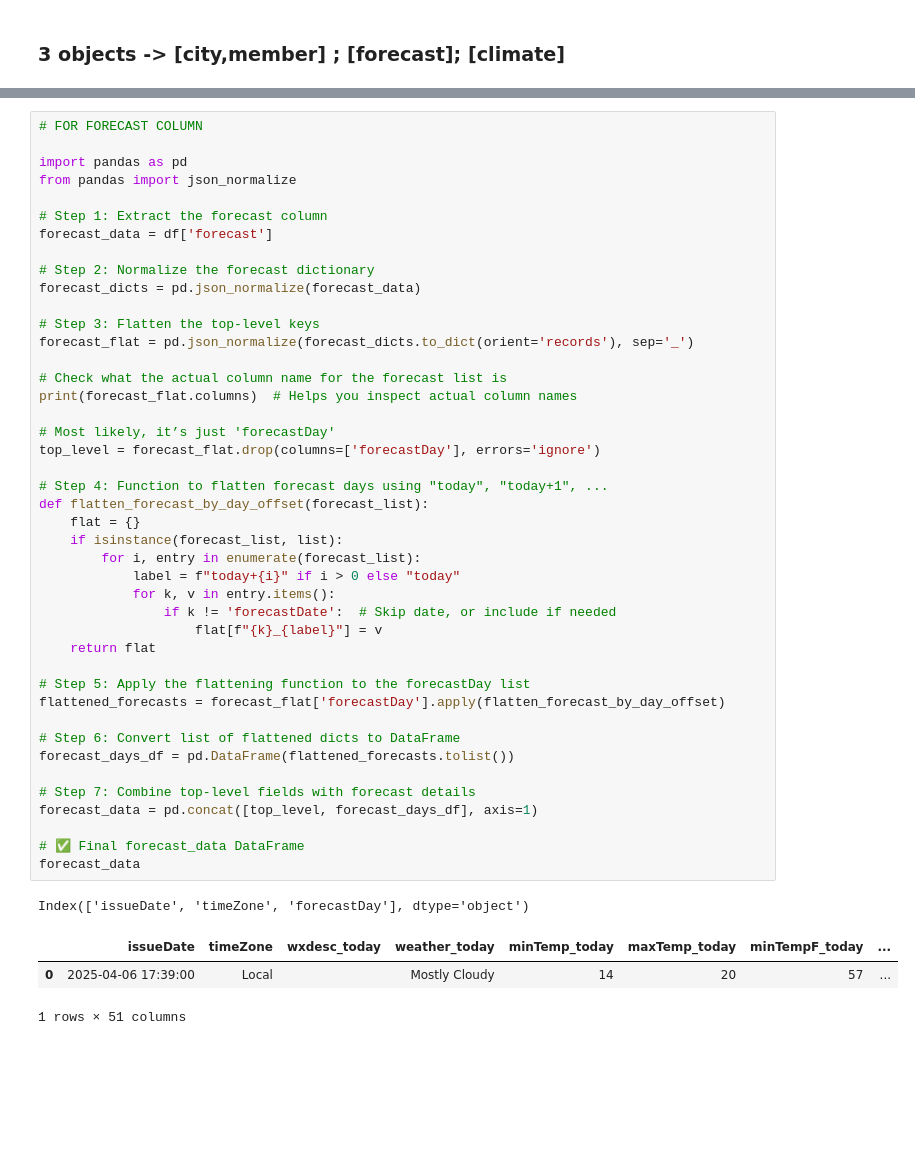
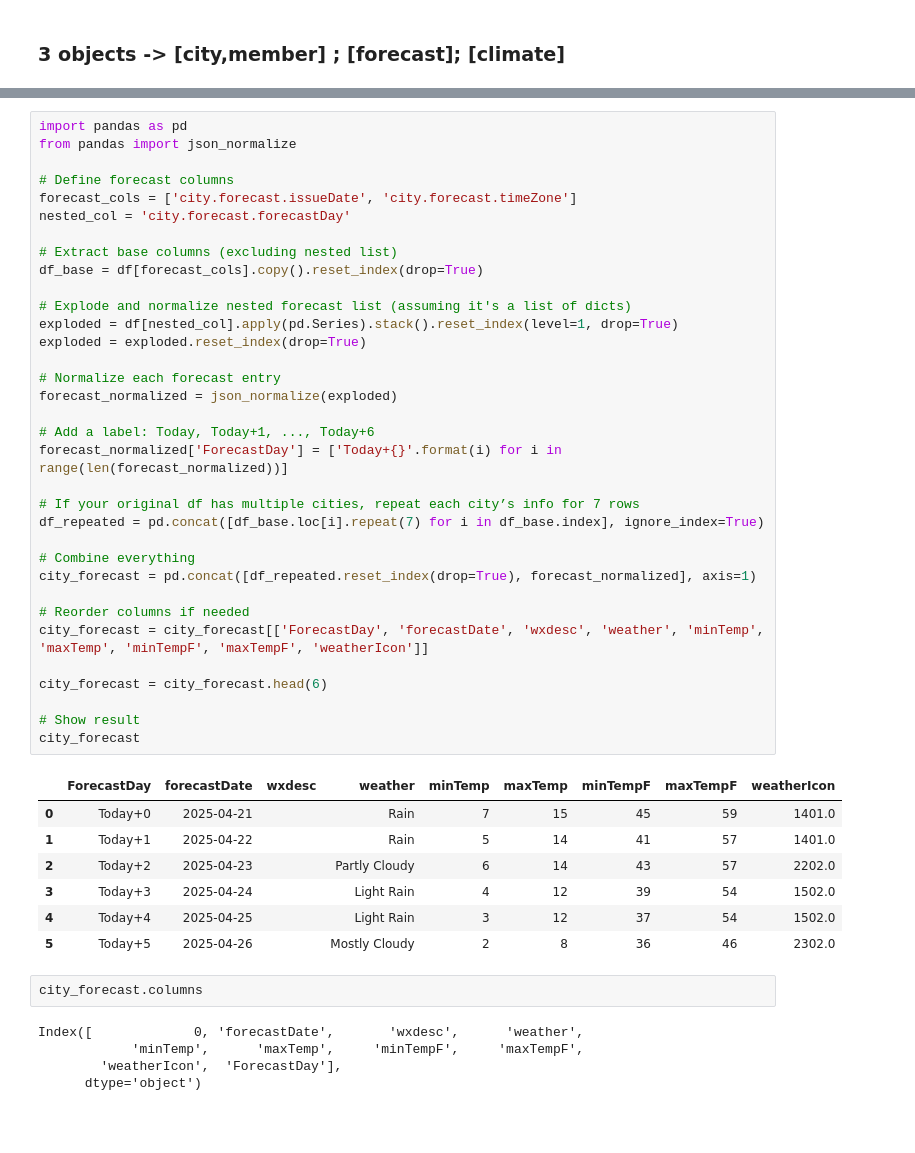
Before and after one commit to kalash30strateena/AI-Humanitaran, a Jupyter notebook: Climate Indicators/WMO, OMM & WWIS-WMO/data_fetching_and_working.ipynb, the cells around one changed output, grey strips where cells are left out. Drawn from its saved outputs; the diff is of its cells as text; blank space fills up the shorter version.

```diff
--- a/Climate Indicators/WMO, OMM & WWIS-WMO/data_fetching_and_working.ipynb
+++ b/Climate Indicators/WMO, OMM & WWIS-WMO/data_fetching_and_working.ipynb
@@ -160,51 +153,52 @@ climate_df
 # %%
-# FOR FORECAST COLUMN
-
 import pandas as pd
 from pandas import json_normalize
 
-# Step 1: Extract the forecast column
-forecast_data = df['forecast']
+# Define forecast columns
+forecast_cols = ['city.forecast.issueDate', 'city.forecast.timeZone']
+nested_col = 'city.forecast.forecastDay'
 
-# Step 2: Normalize the forecast dictionary
-forecast_dicts = pd.json_normalize(forecast_data)
+# Extract base columns (excluding nested list)
+df_base = df[forecast_cols].copy().reset_index(drop=True)
 
-# Step 3: Flatten the top-level keys
-forecast_flat = pd.json_normalize(forecast_dicts.to_dict(orient='records'), sep='_')
+# Explode and normalize nested forecast list (assuming it's a list of dicts)
+exploded = df[nested_col].apply(pd.Series).stack().reset_index(level=1, drop=True)
+exploded = exploded.reset_index(drop=True)
 
-# Check what the actual column name for the forecast list is
-print(forecast_flat.columns)  # Helps you inspect actual column names
+# Normalize each forecast entry
+forecast_normalized = json_normalize(exploded)
 
-# Most likely, it’s just 'forecastDay'
-top_level = forecast_flat.drop(columns=['forecastDay'], errors='ignore')
+# Add a label: Today, Today+1, ..., Today+6
+forecast_normalized['ForecastDay'] = ['Today+{}'.format(i) for i in range(len(forecast_normalized))]
 
-# Step 4: Function to flatten forecast days using "today", "today+1", ...
-def flatten_forecast_by_day_offset(forecast_list):
-    flat = {}
-    if isinstance(forecast_list, list):
-        for i, entry in enumerate(forecast_list):
-            label = f"today+{i}" if i > 0 else "today"
-            for k, v in entry.items():
-                if k != 'forecastDate':  # Skip date, or include if needed
-                    flat[f"{k}_{label}"] = v
-    return flat
+# If your original df has multiple cities, repeat each city’s info for 7 rows
+df_repeated = pd.concat([df_base.loc[i].repeat(7) for i in df_base.index], ignore_index=True)
 
-# Step 5: Apply the flattening function to the forecastDay list
-flattened_forecasts = forecast_flat['forecastDay'].apply(flatten_forecast_by_day_offset)
+# Combine everything
+city_forecast = pd.concat([df_repeated.reset_index(drop=True), forecast_normalized], axis=1)
 
-# Step 6: Convert list of flattened dicts to DataFrame
-forecast_days_df = pd.DataFrame(flattened_forecasts.tolist())
+# Reorder columns if needed
+city_forecast = city_forecast[['ForecastDay', 'forecastDate', 'wxdesc', 'weather', 'minTemp', 'maxTemp', 'minTempF', 'maxTempF', 'weatherIcon']]
 
-# Step 7: Combine top-level fields with forecast details
-forecast_data = pd.concat([top_level, forecast_days_df], axis=1)
+city_forecast = city_forecast.head(6)
 
-# ✅ Final forecast_data DataFrame
-forecast_data
+# Show result
+city_forecast
 # %% [output]
-Index(['issueDate', 'timeZone', 'forecastDay'], dtype='object')
-|  | issueDate | timeZone | wxdesc_today | weather_today | minTemp_today | maxTemp_today | minTempF_today | ... |
-| 0 | 2025-04-06 17:39:00 | Local |  | Mostly Cloudy | 14 | 20 | 57 | ... |
+|  | ForecastDay | forecastDate | wxdesc | weather | minTemp | maxTemp | minTempF | maxTempF | weatherIcon |
+| 0 | Today+0 | 2025-04-21 |  | Rain | 7 | 15 | 45 | 59 | 1401.0 |
+| 1 | Today+1 | 2025-04-22 |  | Rain | 5 | 14 | 41 | 57 | 1401.0 |
+| 2 | Today+2 | 2025-04-23 |  | Partly Cloudy | 6 | 14 | 43 | 57 | 2202.0 |
+| 3 | Today+3 | 2025-04-24 |  | Light Rain | 4 | 12 | 39 | 54 | 1502.0 |
+| 4 | Today+4 | 2025-04-25 |  | Light Rain | 3 | 12 | 37 | 54 | 1502.0 |
+| 5 | Today+5 | 2025-04-26 |  | Mostly Cloudy | 2 | 8 | 36 | 46 | 2302.0 |
-1 rows × 51 columns
+# %%
+city_forecast.columns
+# %% [output]
+Index([             0, 'forecastDate',       'wxdesc',      'weather',
+            'minTemp',      'maxTemp',     'minTempF',     'maxTempF',
+        'weatherIcon',  'ForecastDay'],
+      dtype='object')
 # %% [markdown]
 #
 # %% [markdown]
```
Also changed, not shown: parts of 3 cells of this notebook.
